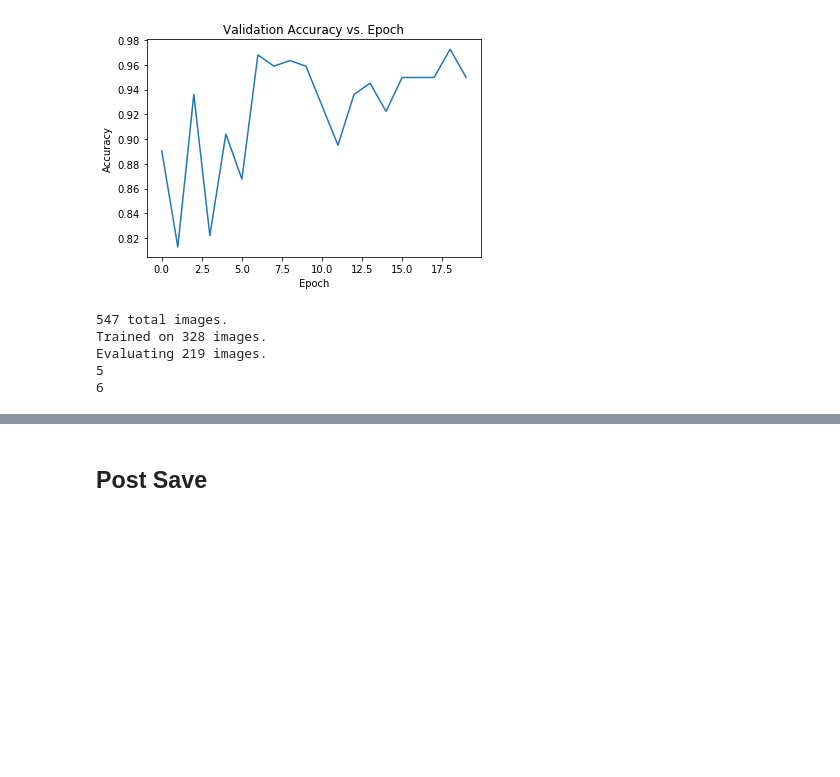
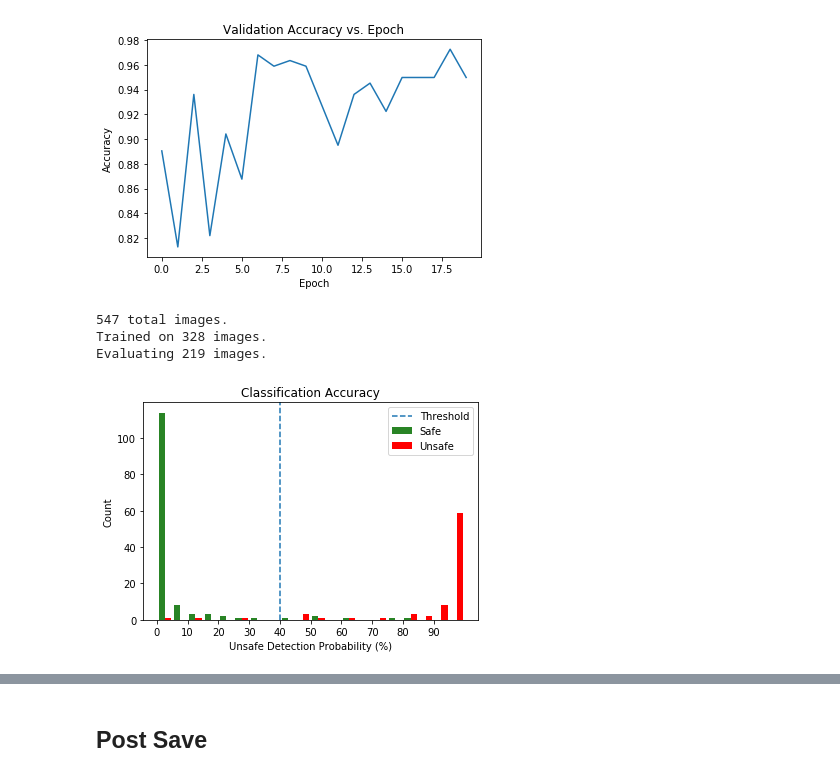
Before and after one commit to cSchubes/icbinbSpaceApps18, a Jupyter notebook: CNN/CNN.ipynb, the cells around one changed output, grey strips where cells are left out. Cells and saved outputs as stored; diff of their text form; code cells hidden in the pictures; blank space fills up the shorter version.

```diff
--- a/CNN/CNN.ipynb
+++ b/CNN/CNN.ipynb
@@ -373,13 +404,11 @@ plt.title('Validation Accuracy vs. Epoch')
 plt.show()
 # %% [output]
 [figure]
-# %%
-fp, fn = calculateMetrics(model)
-print(len(fp))
-print(len(fn))
-# %% [output]
-547 total images.
-Trained on 328 images.
-Evaluating 219 images.
-5
-6
+# %%
+fp, fn, nu, un, wrong = calculateMetrics(model)
+truePos = len(un) - len(fn) + 3
+trueNeg = len(nu) - len(fp) - 1
+# %% [output]
+547 total images.
+Trained on 328 images.
+Evaluating 219 images.
@@ -386 +419,14 @@ Evaluating 219 images.
+# %%
+plt.hist([nu, un], bins=20,color=['#298425', 'red'])
+legend = ['Threshold','Safe', 'Unsafe']
+plt.xticks(range(0, 100, 10))
+plt.xlabel('Unsafe Detection Probability (%)')
+plt.ylabel('Count')
+plt.title('Classification Accuracy')
+plt.axvline(x=40, linestyle='--', label='Threshold')
+plt.legend(legend)
+plt.savefig('finalAcc.png', dpi=180)
+plt.show()
+# %% [output]
+[figure, added]
 # %%
```
Also changed, not shown: parts of 14 cells of this notebook, 1 other file.
